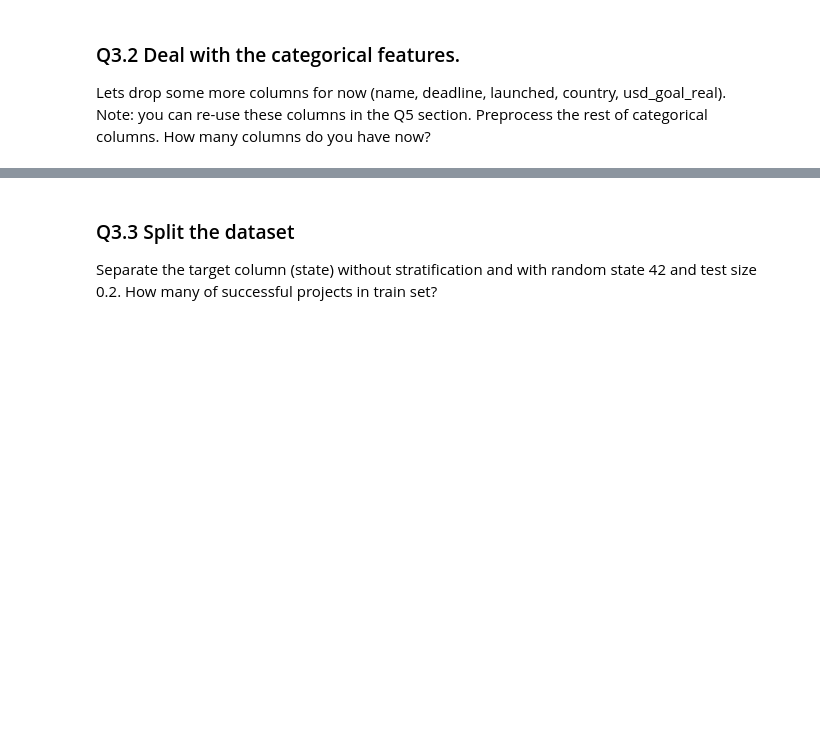
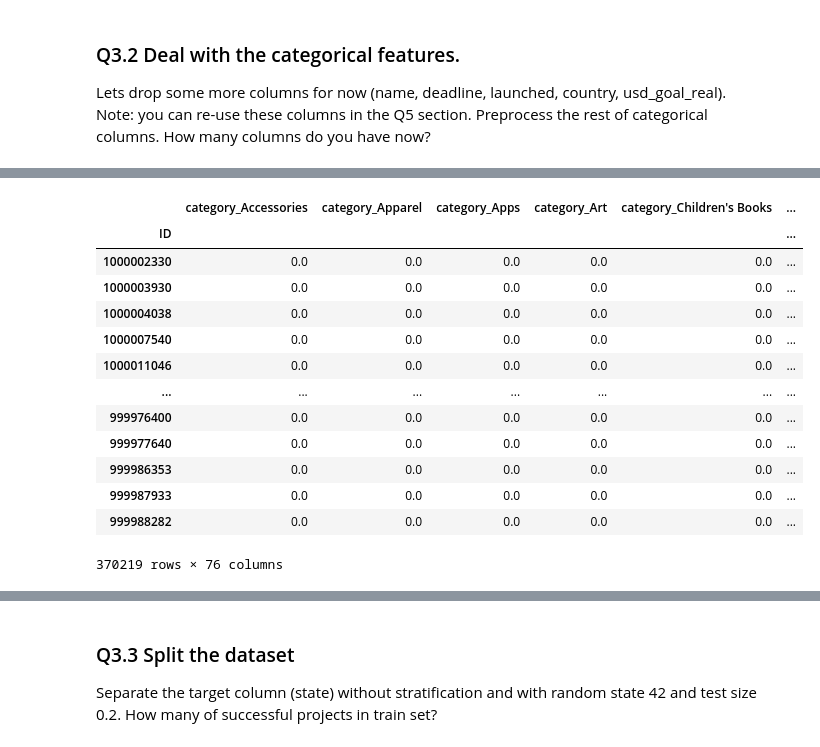
Before and after one commit to annenkova97/Intro2DS, a Jupyter notebook: HW2/assigment_2_reupload.ipynb, the cells around one changed output, grey strips where cells are left out. Drawn from its saved outputs; the diff is of its cells as text; code cells hidden in the pictures; blank space fills up the shorter version.

```diff
--- a/HW2/assigment_2_reupload.ipynb
+++ b/HW2/assigment_2_reupload.ipynb
@@ -508,6 +508,7 @@ df.set_index("ID", inplace=True)
 df = df.dropna()
 df = df.replace({'state' : { 'successful' : 1, 'failed' : 0, 'canceled' : 0 }})
 df = df[~df['state'].isin(['undefined', 'live', 'suspended'])]
+df.state = df.state.astype(int)
 # %%
 date_launched = pd.to_datetime(df['launched'])
 df['year'] = date_launched.dt.year
@@ -764,0 +806,17 @@ encoded_features = pd.DataFrame(ohe.fit_transform(df[['category', 'main_category
+# %%
+encoded_features
+# %% [output]
+|  | category_Accessories | category_Apparel | category_Apps | category_Art | category_Children's Books | ... |
+| ID |  |  |  |  |  | ... |
+| 1000002330 | 0.0 | 0.0 | 0.0 | 0.0 | 0.0 | ... |
+| 1000003930 | 0.0 | 0.0 | 0.0 | 0.0 | 0.0 | ... |
+| 1000004038 | 0.0 | 0.0 | 0.0 | 0.0 | 0.0 | ... |
+| 1000007540 | 0.0 | 0.0 | 0.0 | 0.0 | 0.0 | ... |
+| 1000011046 | 0.0 | 0.0 | 0.0 | 0.0 | 0.0 | ... |
+| ... | ... | ... | ... | ... | ... | ... |
+| 999976400 | 0.0 | 0.0 | 0.0 | 0.0 | 0.0 | ... |
+| 999977640 | 0.0 | 0.0 | 0.0 | 0.0 | 0.0 | ... |
+| 999986353 | 0.0 | 0.0 | 0.0 | 0.0 | 0.0 | ... |
+| 999987933 | 0.0 | 0.0 | 0.0 | 0.0 | 0.0 | ... |
+| 999988282 | 0.0 | 0.0 | 0.0 | 0.0 | 0.0 | ... |
+370219 rows × 76 columns
```
Also changed, not shown: parts of 14 cells of this notebook.
